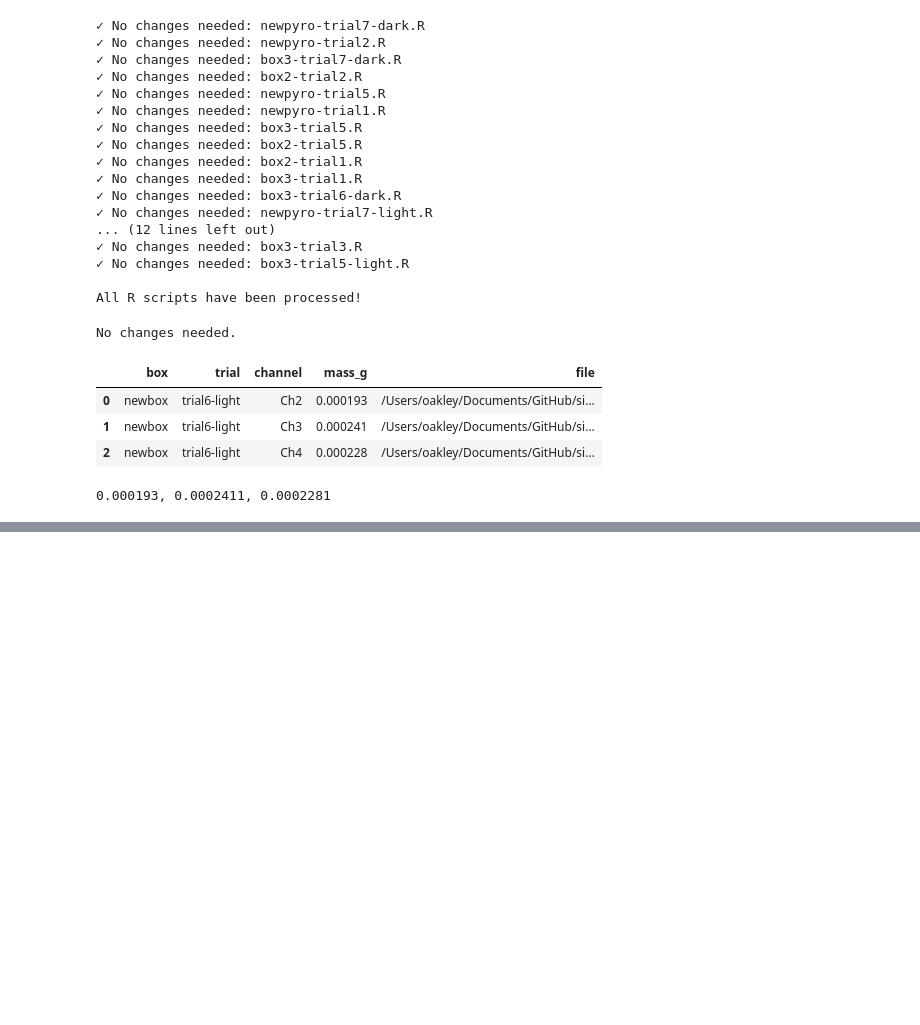
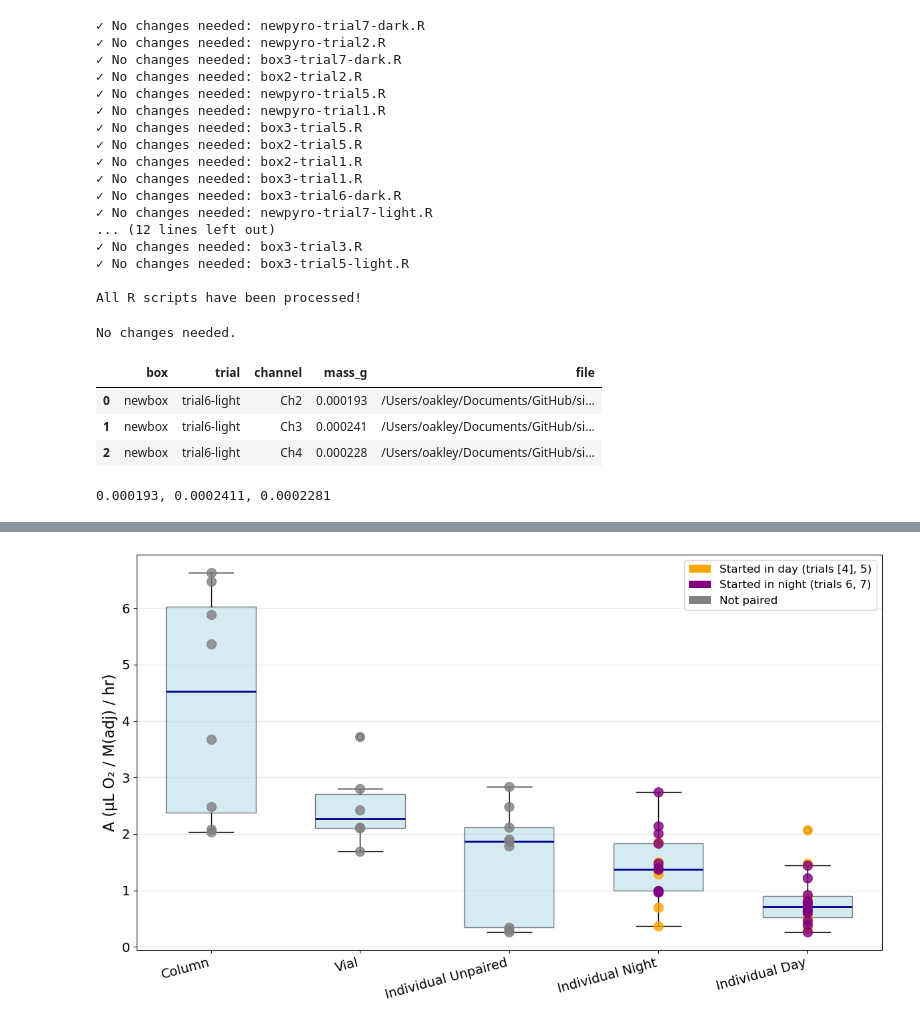
Before and after one commit to ucsb-oakley-lab/signal_respirometry, a Jupyter notebook: notebooks/A_batch_respirometry_final.ipynb, the cells around one changed output, grey strips where cells are left out. Saved outputs shown, nothing was run; the diff lists cells and outputs as text; code cells hidden in the pictures; blank space fills up the shorter version.

```diff
--- a/notebooks/A_batch_respirometry_final.ipynb
+++ b/notebooks/A_batch_respirometry_final.ipynb
@@ -1660,0 +1781,78 @@ print(", ".join(df["mass_g"].astype(str)))
+# %%
+# Boxplot with paired lines (replicating THO's plot)
+# Shows A (metabolic rate) across different vessel types and measurement times
+
+# Toggle: set to True to include trials 4 and 4.5 (unfiltered), False to exclude them
+use_unfiltered = False
+
+# Apply filtering based on toggle
+plot_dat = dat.copy() if use_unfiltered else dat[dat['filtered'] == True].copy()
+
+fig, ax = plt.subplots(figsize=(12, 7))
+
+# Prepare data for plotting
+plot_data = plot_dat.dropna(subset=['A']).copy()
+x_categories = ['Column', 'Vial', 'Individual Unpaired', 'Individual Night', 'Individual Day']
+
+# Create boxplot
+bp = ax.boxplot(
+    [plot_data[plot_data['VesselxTime'] == cat]['A'].dropna() for cat in x_categories],
+    positions=range(len(x_categories)),
+    widths=0.6,
+    patch_artist=True,
+    boxprops=dict(facecolor='lightblue', alpha=0.5),
+    medianprops=dict(color='darkblue', linewidth=2)
+)
+
+# Add paired lines
+paired_data = plot_data[plot_data['paired'] == True].copy()
+for pair_id in paired_data['pair_id'].unique():
+    pair_subset = paired_data[paired_data['pair_id'] == pair_id]
+    if len(pair_subset) == 2:
+        night_row = pair_subset[pair_subset['night_measured'] == True]
+        day_row = pair_subset[pair_subset['night_measured'] == False]
+
+        if len(night_row) > 0 and len(day_row) > 0:
+            x_night = x_categories.index('Individual Night')
+            x_day = x_categories.index('Individual Day')
+            y_night = night_row['A'].iloc[0]
+            y_day = day_row['A'].iloc[0]
+
+            # Color by day_first
+            day_first_val = night_row['day_first'].iloc[0]
+            color = 'orange' if day_first_val else 'purple'
+
+            ax.plot([x_night, x_day], [y_night, y_day],
+                   color=color, alpha=0.6, linewidth=1.5)
+
+# Add individual points
+for i, cat in enumerate(x_categories):
+    cat_data = plot_data[plot_data['VesselxTime'] == cat]
+
+    # Color by day_first for individuals
+    for _, row in cat_data.iterrows():
+        if pd.notna(row['day_first']):
+            color = 'orange' if row['day_first'] else 'purple'
+        else:
+            color = 'gray'
+        ax.scatter(i, row['A'], s=100, color=color, alpha=0.8, zorder=3)
+
+ax.set_xticks(range(len(x_categories)))
+ax.set_xticklabels(x_categories, fontsize=14, rotation=15, ha='right')
+ax.set_ylabel('A (µL O₂ / M(adj) / hr)', fontsize=16)
+ax.tick_params(axis='y', labelsize=14)
+ax.grid(True, alpha=0.3, axis='y')
+
+# Add legend
+from matplotlib.patches import Patch
+legend_elements = [
+    Patch(facecolor='orange', label='Started in day (trials 4, 5)'),
+    Patch(facecolor='purple', label='Started in night (trials 6, 7)'),
+    Patch(facecolor='gray', label='Not paired')
+]
+ax.legend(handles=legend_elements, fontsize=12, loc='upper right')
+
+plt.tight_layout()
+plt.show()
+# %% [output]
+[figure, added]
```
Also changed, not shown: parts of 10 cells of this notebook, 2 other files.
